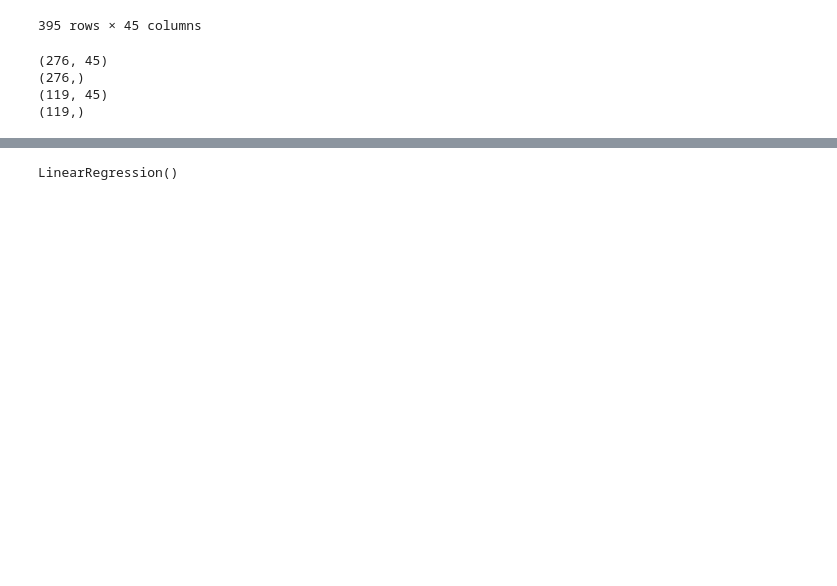
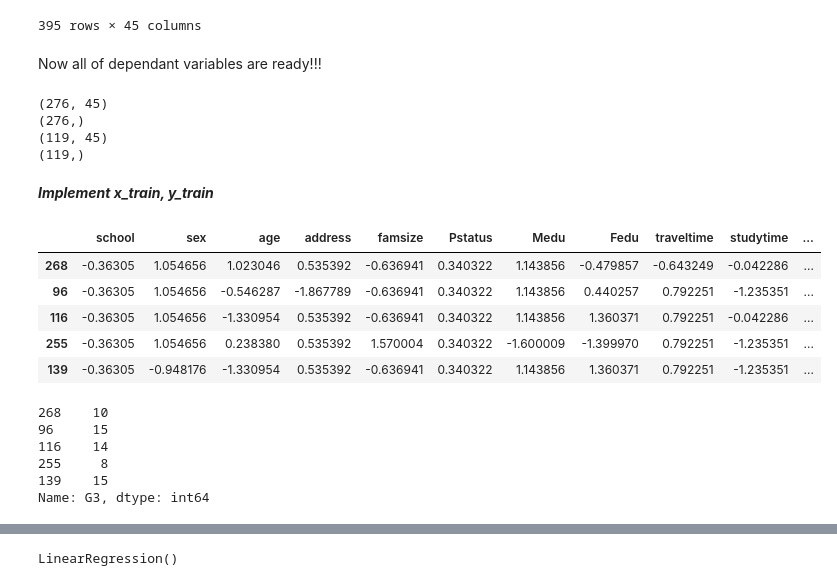
Before and after one commit to PleumjaiOfficial/Regression-Student-Performance, a Jupyter notebook: Predict Student Score.ipynb, the cells around one changed output, grey strips where cells are left out. Drawn from its saved outputs; the diff is of its cells as text; code cells hidden in the pictures; blank space fills up the shorter version.

```diff
--- a/Predict Student Score.ipynb
+++ b/Predict Student Score.ipynb
@@ -167,6 +164,8 @@ dtype: object
 # %%
 # Ref : https://www.geeksforgeeks.org/enumerate-in-python/
 # Print column in data where variable is object
-object_col = [data.columns[index] for index, dtype in enumerate(data.dtypes) if dtype == 'object']
-object_col
+object_cols = [data.columns[index] for index,
+               dtype in enumerate(data.dtypes) if dtype == 'object']
+
+print("Categorical variables in the dataset:", object_cols)
 # %% [output]
@@ -190,7 +173,8 @@ object_col
 # %%
 # Python print f-string
 # Ref: https://www.datacamp.com/community/tutorials/f-string-formatting-in-python?utm_source=adwords_ppc&utm_campaignid=1455363063&utm_adgroupid=65083631748&utm_device=c&utm_keyword=&utm_matchtype=b&utm_network=g&utm_adpostion=&utm_creative=278443377092&utm_targetid=aud-392016246653:dsa-429603003980&utm_loc_interest_ms=&utm_loc_physical_ms=9047122&gclid=Cj0KCQjwqp-LBhDQARIsAO0a6aLw_ExR5cWZ3hlkKAHolmz4pmaORP03XT3Fk53CM-fjUVhdaKDCPd4aAtZzEALw_wcB
-for column in object_col:
+# find unique of variable in column
+for column in object_cols:
   print(f"{column} : {data[column].unique()}")
 # %% [output]
 school : ['GP' 'MS']
@@ -293,10 +280,10 @@ data
 395 rows × 46 columns
 # %%
 # Check object again
-object_col = [data.columns[index] for index, dtype in enumerate(data.dtypes) if dtype == 'object']
-object_col
+new_object_cols = [data.columns[index] for index, dtype in enumerate(data.dtypes) if dtype == 'object']
+new_object_cols
 
-for column in object_col:
+for column in new_object_cols :
   print(f"{column} : {data[column].unique()}")
 # %% [output]
 school : ['GP' 'MS']
@@ -425,4 +417,6 @@ x
 | 393 | 2.754443 | 1.054656 | 1.023046 | -1.867789 | 1.570004 | 0.340322 | 0.229234 | -0.479857 | 2.227751 | -1.235351 | ... |
 | 394 | 2.754443 | 1.054656 | 1.807713 | 0.535392 | 1.570004 | 0.340322 | -1.600009 | -1.399970 | -0.643249 | -1.235351 | ... |
 395 rows × 45 columns
+# %% [markdown]
+Now all of dependant variables are ready!!!
 # %%
@@ -437,3 +432,23 @@ print(y_test.shape)
 (276,)
 (119, 45)
 (119,)
+# %% [markdown]
+***Implement x_train, y_train***
+# %%
+x_train.head()
+# %% [output]
+|  | school | sex | age | address | famsize | Pstatus | Medu | Fedu | traveltime | studytime | ... |
+| 268 | -0.36305 | 1.054656 | 1.023046 | 0.535392 | -0.636941 | 0.340322 | 1.143856 | -0.479857 | -0.643249 | -0.042286 | ... |
+| 96 | -0.36305 | 1.054656 | -0.546287 | -1.867789 | -0.636941 | 0.340322 | 1.143856 | 0.440257 | 0.792251 | -1.235351 | ... |
+| 116 | -0.36305 | 1.054656 | -1.330954 | 0.535392 | -0.636941 | 0.340322 | 1.143856 | 1.360371 | 0.792251 | -0.042286 | ... |
+| 255 | -0.36305 | 1.054656 | 0.238380 | 0.535392 | 1.570004 | 0.340322 | -1.600009 | -1.399970 | 0.792251 | -1.235351 | ... |
+| 139 | -0.36305 | -0.948176 | -1.330954 | 0.535392 | -0.636941 | 0.340322 | 1.143856 | 1.360371 | 0.792251 | -1.235351 | ... |
+# %%
+y_train.head()
+# %% [output]
+268    10
+96     15
+116    14
+255     8
+139    15
+Name: G3, dtype: int64
```
Also changed, not shown: parts of 30 cells of this notebook.
